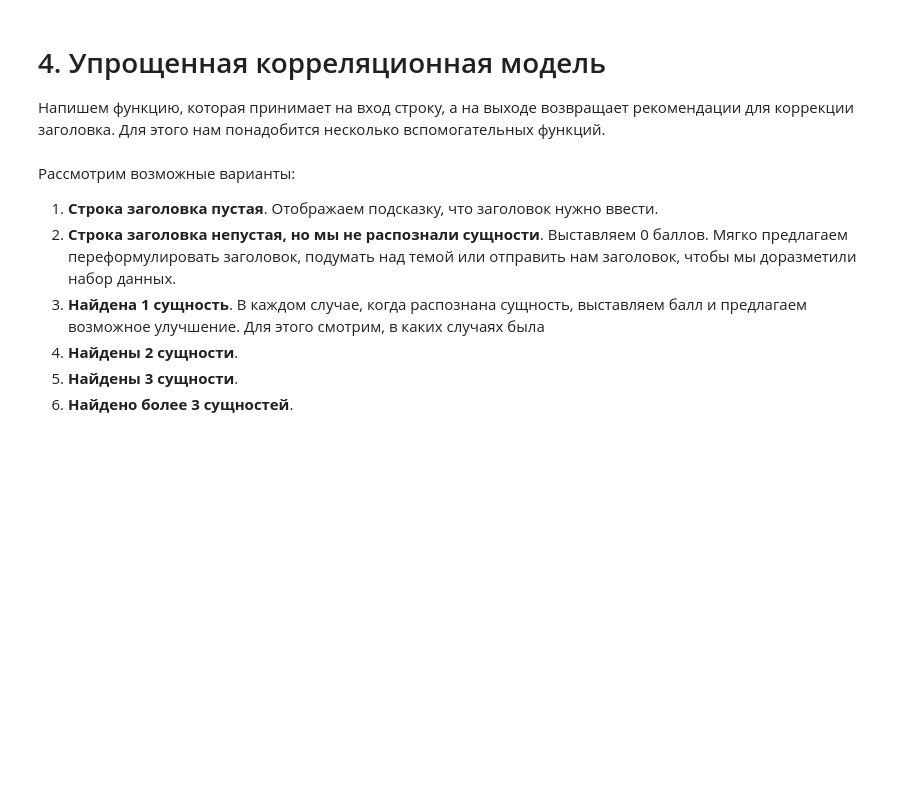
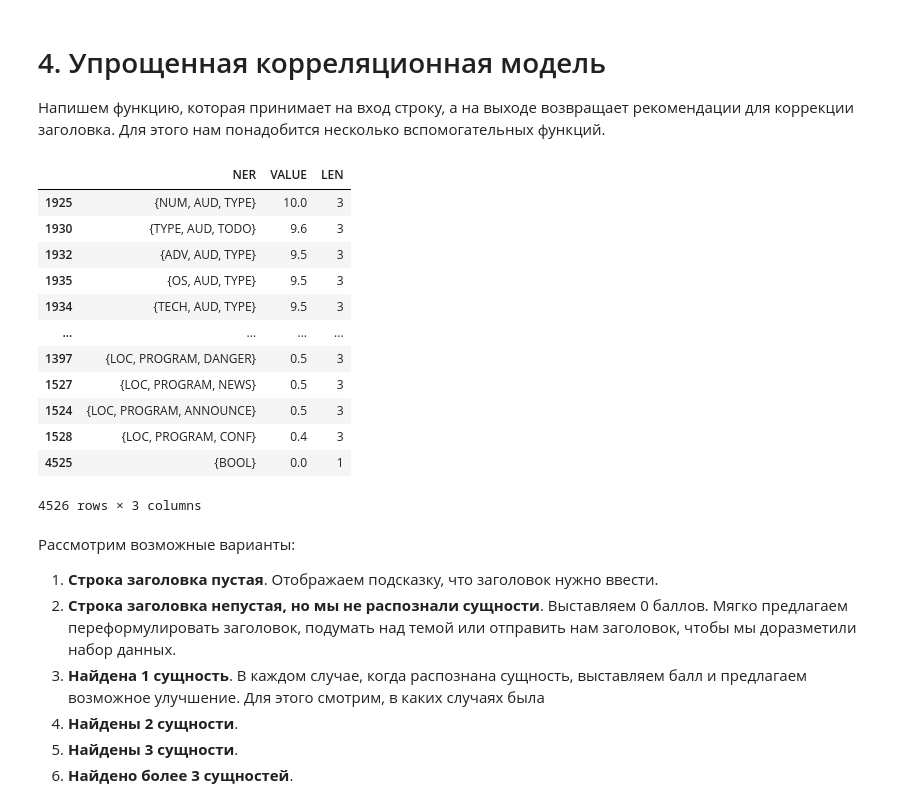
Before and after one commit to matyushkin/title, a Jupyter notebook: ml/main.ipynb, the cells around one changed output. Saved outputs shown, nothing was run; the diff lists cells and outputs as text; code cells hidden in the pictures; blank space fills up the shorter version.

```diff
--- a/ml/main.ipynb
+++ b/ml/main.ipynb
@@ -288,7 +288,7 @@ with open(f'nlp_model/tags.json') as f:
     tags = json.load(f)
 
 # определим, какие сущности мы зарезервировали
-tag_names = [list(d.keys())[0] for d in tags]
+tag_names = list(tags.keys())
 
 examples = ['ТОП-3 книги о языке программирования Python',
             'Всё, что вы хотели знать о JavaScript, но боялись спросить.',
@@ -309,7 +309,7 @@ NameError: name 'nlp' is not defined
 # %%
 def str_to_ents(s):
     seq = nlp(s).ents
-    ents_list = [ent.label_ for ent in seq]
+    ents_list = {ent.label_ for ent in seq}
     try:
         fraction = len(''.join(str(ent) for ent in seq))/len(s)
     except ZeroDivisionError:
@@ -490,25 +490,39 @@ plt.show()
 
 Напишем функцию, которая принимает на вход строку, а на выходе возвращает рекомендации для коррекции заголовка. Для этого нам понадобится несколько вспомогательных функций.
 # %%
-df = pd.read_csv(f'{DATASETS_PATH}/df_ner_cor.csv',
+df = pd.read_csv(f'nlp_model/df_ner_cor.csv',
                          index_col=0)
 
 # преобразуем строки к множествам
 df.NER = df.NER.apply(eval)
 
 # нормировка диапазона между 0 и 1.
 df.VALUE = minmax_scale(df_ner_cor.VALUE)
 
 df = df.sort_values(by='VALUE', ascending=False)
 
 # приведем значения к десятибалльной шкале
 # с точностью 0.1
 df.VALUE = df.VALUE.apply(lambda x: 10*round(x, 2))
 
 # подсчитываем количество вхождений
 # для дальнейшего удобства отбора
 df['LEN'] = df.NER.apply(len)
 df
+# %% [output]
+|  | NER | VALUE | LEN |
+| 1925 | {NUM, AUD, TYPE} | 10.0 | 3 |
+| 1930 | {TYPE, AUD, TODO} | 9.6 | 3 |
+| 1932 | {ADV, AUD, TYPE} | 9.5 | 3 |
+| 1935 | {OS, AUD, TYPE} | 9.5 | 3 |
+| 1934 | {TECH, AUD, TYPE} | 9.5 | 3 |
+| ... | ... | ... | ... |
+| 1397 | {LOC, PROGRAM, DANGER} | 0.5 | 3 |
+| 1527 | {LOC, PROGRAM, NEWS} | 0.5 | 3 |
+| 1524 | {LOC, PROGRAM, ANNOUNCE} | 0.5 | 3 |
+| 1528 | {LOC, PROGRAM, CONF} | 0.4 | 3 |
+| 4525 | {BOOL} | 0.0 | 1 |
+4526 rows × 3 columns
 # %% [markdown]
 Рассмотрим возможные варианты:
 1. **Строка заголовка пустая**. Отображаем подсказку, что заголовок нужно ввести.
```
Also changed, not shown: parts of 3 cells of this notebook, 1 other file.
